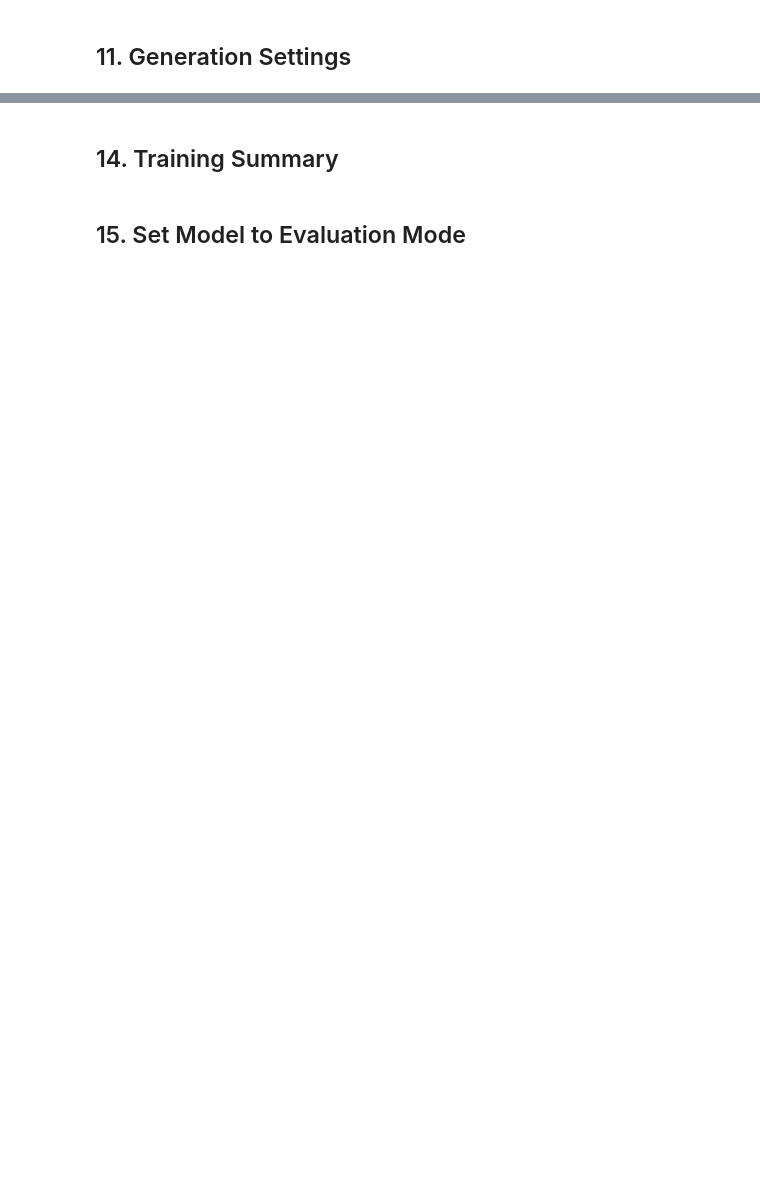
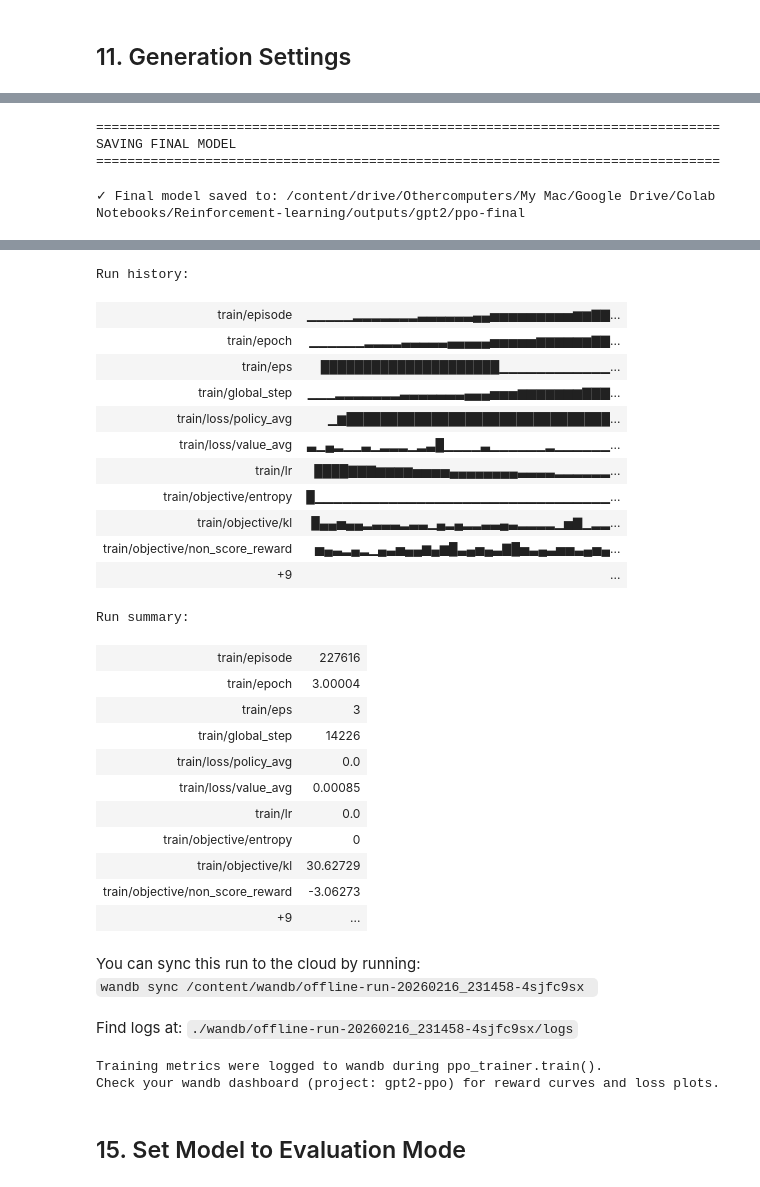
Before and after one commit to haroonraja01/Learning-RLHF, a Jupyter notebook: notebooks/gpt2_ppo.ipynb, the cells around one changed output, grey strips where cells are left out. Saved outputs shown, nothing was run; the diff lists cells and outputs as text; code cells hidden in the pictures; blank space fills up the shorter version.

```diff
--- a/notebooks/gpt2_ppo.ipynb
+++ b/notebooks/gpt2_ppo.ipynb
@@ -49,8 +38,7 @@ total_steps = 3000
 
 # Model and paths
 MODEL = "gpt2"
-data_dir = "/content/drive/Othercomputers/My Mac/Google Drive/Colab Notebooks/Reinforcement-learning/outputs/hh-rlhf/"
-output_dir = "/content/drive/Othercomputers/My Mac/Google Drive/Colab Notebooks/Reinforcement-learning/outputs/"
+# SET the directories
 
 
 # Device
@@ -298,0 +298,11 @@ Test reward function:
+# %%
+def tokenize(element):
+    outputs = tok(element["query"], padding=False)
+    return {"input_ids": outputs["input_ids"]}
+
+ds_tokenized = ds.map(tokenize, batched=True, remove_columns=ds.column_names)
+eval_ds_tokenized = eval_ds.map(tokenize, batched=True, remove_columns=eval_ds.column_names)
+
+print(f"✓ Datasets tokenized")
+print(f"  Train: {len(ds_tokenized)} examples")
+print(f"  Eval: {len(eval_ds_tokenized)} examples")
@@ -299,13 +313,13 @@ Test reward function:
 # %%
 ppo_trainer = PPOTrainer(
     args=cfg,
-    # reward_model=get_reward,
+    processing_class=tok,
     model=model,
-    # value_model=get_reward,
-    train_dataset=ds,
-    eval_dataset=eval_ds,
     ref_model=ref_model,
-    processing_class=tok,
+    reward_model=reward_model,
+    value_model=value_model,
+    train_dataset=ds_tokenized,
+    eval_dataset=eval_ds_tokenized,
 )
 
 print("✓ PPO Trainer initialized")
@@ -434,0 +357,2 @@ for epoch in range(3):  # 3 epochs to reach ~3000 steps
+# %%
+ppo_trainer.train()
@@ -438,9 +398,14 @@ print("SAVING FINAL MODEL")
 print("="*80)
 
 final_dir = f"{output_dir}{MODEL}/ppo-final"
-ppo_trainer.save_pretrained(final_dir)
+ppo_trainer.save_model(final_dir)
 tok.save_pretrained(final_dir)
 
 print(f"✓ Final model saved to: {final_dir}")
 
 wandb.finish()
+# %% [output]
+================================================================================
+SAVING FINAL MODEL
+================================================================================
+✓ Final model saved to: /content/drive/Othercomputers/My Mac/Google Drive/Colab Notebooks/Reinforcement-learning/outputs/gpt2/ppo-final
@@ -447,2 +413,27 @@ wandb.finish()
+Run history:
+| train/episode | ▁▁▁▁▁▂▂▂▂▂▂▂▃▃▃▃▃▃▄▄▅▅▅▅▅▅▅▅▅▆▆▇▇... |
+| train/epoch | ▁▁▁▁▁▁▂▂▂▂▃▃▃▃▃▄▄▄▄▄▅▅▅▅▅▆▆▆▆▆▆▇▇... |
+| train/eps | █████████████████████▁▁▁▁▁▁▁▁▁▁▁▁... |
+| train/global_step | ▁▁▁▂▂▂▂▂▂▂▃▃▃▃▃▃▃▄▄▄▅▅▅▆▆▆▆▆▆▆▇▇▇... |
+| train/loss/policy_avg | ▁▆███████████████████████████████... |
+| train/loss/value_avg | ▃▁▄▂▁▁▃▁▂▂▂▁▂▃█▁▁▁▁▃▁▁▁▁▁▁▂▁▁▁▁▁▁... |
+| train/lr | ████▇▇▇▆▆▆▆▅▅▅▅▄▄▄▄▄▄▄▄▃▃▃▃▂▂▂▂▂▂... |
+| train/objective/entropy | █▁▁▁▁▁▁▁▁▁▁▁▁▁▁▁▁▁▁▁▁▁▁▁▁▁▁▁▁▁▁▁▁... |
+| train/objective/kl | █▄▄▅▄▄▂▃▃▃▂▃▃▁▄▂▄▂▂▃▃▄▃▂▂▂▂▁▅▇▁▂▂... |
+| train/objective/non_score_reward | ▅▄▃▂▄▂▁▄▃▅▄▄▆▄▆█▃▄▅▄▃▇█▅▃▄▃▅▅▃▄▅▄... |
+| +9 | ... |
+Run summary:
+| train/episode | 227616 |
+| train/epoch | 3.00004 |
+| train/eps | 3 |
+| train/global_step | 14226 |
+| train/loss/policy_avg | 0.0 |
+| train/loss/value_avg | 0.00085 |
+| train/lr | 0.0 |
+| train/objective/entropy | 0 |
+| train/objective/kl | 30.62729 |
+| train/objective/non_score_reward | -3.06273 |
+| +9 | ... |
+You can sync this run to the cloud by running:
+wandb sync /content/wandb/offline-run-20260216_231458-4sjfc9sx
+Find logs at: ./wandb/offline-run-20260216_231458-4sjfc9sx/logs
-# %% [markdown]
- ## 14. Training Summary
@@ -488,3 +440,9 @@ print("\n✓ Training curves saved as 'ppo_training_curves.png'")
+# %%
+print("Training metrics were logged to wandb during ppo_trainer.train().")
+print("Check your wandb dashboard (project: gpt2-ppo) for reward curves and loss plots.")
+# %% [output]
+Training metrics were logged to wandb during ppo_trainer.train().
+Check your wandb dashboard (project: gpt2-ppo) for reward curves and loss plots.
 # %% [markdown]
  ## 15. Set Model to Evaluation Mode
 # %%
```
Also changed, not shown: parts of 32 cells of this notebook, 16 other files.
